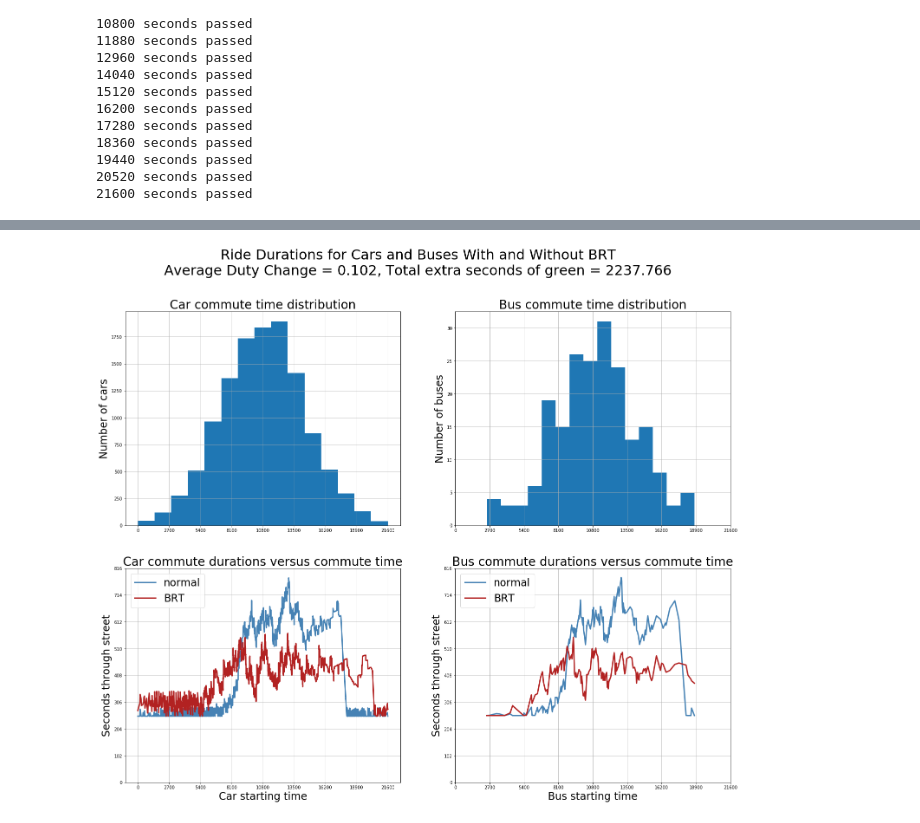
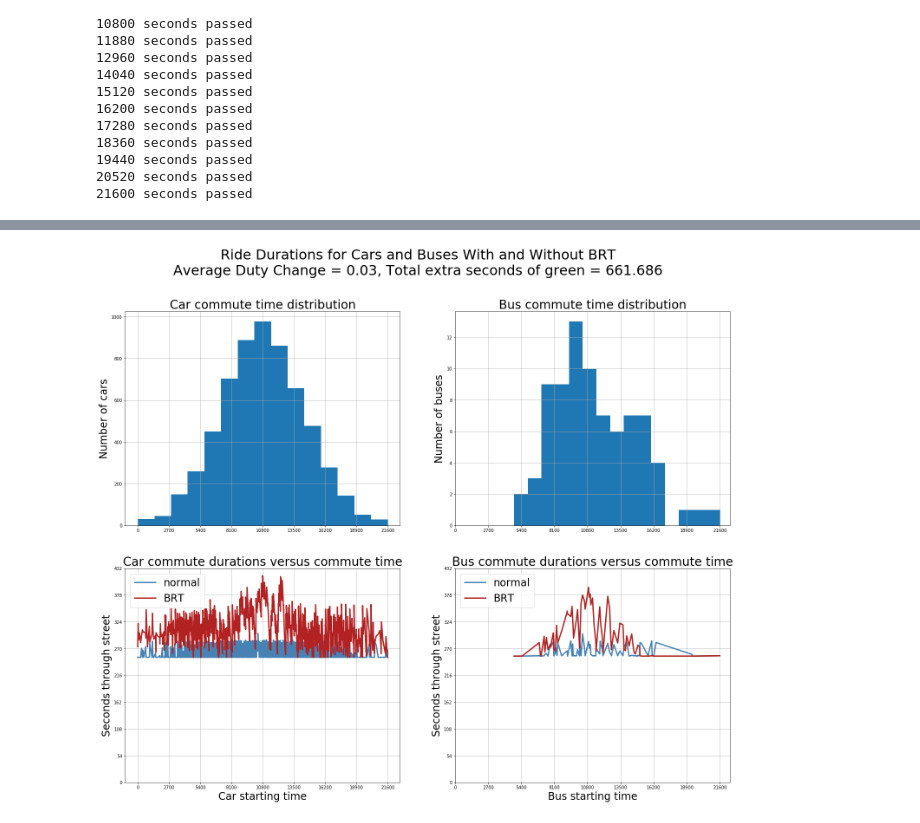
Before and after one commit to OKRobot/RoadSimulator, a Jupyter notebook: Traffic Simulator.ipynb, the cells around one changed output, grey strips where cells are left out. Saved outputs shown, nothing was run; the diff lists cells and outputs as text; code cells hidden in the pictures.

```diff
--- a/Traffic Simulator.ipynb
+++ b/Traffic Simulator.ipynb
@@ -89,6 +89,27 @@ CAR_ACCELERATION = 4 # https://hypertextbook.com/facts/2001/MeredithBarricella.s
 
 
 ############# Params_4 ############
+# LIGHT_LOCATIONS = [500, 2000, 3000, 5000, 7500]
+# LIGHT_DUTIES = [0.6, 0.5, 0.5, 0.6, 0.7]
+# LIGHT_CYCLES = [60, 90, 60, 90, 120]
+# LIGHT_PHASES = [0, 30, 60, 90, 120]
+
+# TIMESTEP = 0.03
+# NUM_LANES = 1
+# SPEED_LIMIT = 30 # Defines the max speed for all vehicles
+# SPACING = 2 # meters between cars
+# SIGNAL_SPACING = 600 # maximum distance to trigger signal
+# STARTING_SPEED = SPEED_LIMIT/5
+# SIMULATION_DURATION = 21600 # six hours
+# TOTAL_CARS = 12000
+# TOTAL_BUSES = 200
+# SECONDS_TO_PRINT = SIMULATION_DURATION/20
+
+# BRT = False # default
+################################################################
+
+
+############# Params_5 ############
 LIGHT_LOCATIONS = [500, 2000, 3000, 5000, 7500]
 LIGHT_DUTIES = [0.6, 0.5, 0.5, 0.6, 0.7]
 LIGHT_CYCLES = [60, 90, 60, 90, 120]
@@ -101,8 +122,8 @@ SPACING = 2 # meters between cars
 SIGNAL_SPACING = 600 # maximum distance to trigger signal
 STARTING_SPEED = SPEED_LIMIT/5
 SIMULATION_DURATION = 21600 # six hours
-TOTAL_CARS = 12000
-TOTAL_BUSES = 200
+TOTAL_CARS = 6000
+TOTAL_BUSES = 80
 SECONDS_TO_PRINT = SIMULATION_DURATION/20
 
 BRT = False # default
@@ -825,6 +846,6 @@ plt.boxplot([BUS_STOP_DURATIONS, BRT_BUS_STOP_DURATIONS])
 # %%
 x_lims = np.linspace(0,SIMULATION_DURATION, 9)
-y_max = round(max(CAR_DURATIONS))*1.05
+y_max = round(max(CAR_DURATIONS + BRT_CAR_DURATIONS))*1.05
 y_lims = np.linspace(0,y_max - (y_max % 8),9)
 
 plt.subplots(figsize = [25,20])
@@ -870,31 +891,31 @@ plt.title("Bus commute durations versus commute time", fontsize = 28)
 # plt.subplot(4,2,5)
 # plt.plot(car_start_times, CAR_STOP_DURATIONS, label='normal', color='steelblue')
 # plt.plot(car_start_times, BRT_CAR_STOP_DURATIONS, label='BRT', color='firebrick')
 # plt.xlabel("Car starting time (seconds)",fontsize=24)
 # plt.ylabel("Seconds stopped",fontsize=24)
 # plt.legend(loc='upper left')
 # plt.title("Car time stopped versus commute time", fontsize = 28)
 
 # plt.subplot(4,2,6)
 # plt.plot(bus_start_times, BUS_STOP_DURATIONS, label='normal', color='steelblue')
 # plt.plot(bus_start_times, BRT_BUS_STOP_DURATIONS, label='BRT', color='firebrick')
 # plt.xlabel("Bus starting time (seconds)",fontsize=24)
 # plt.ylabel("Seconds stopped",fontsize=24)
 # plt.legend(loc='upper left')
 # plt.title("Bus time stopped versus commute time", fontsize = 28)
 
 
 # plt.subplot(4,2,7)
 # plt.plot(car_start_times, CAR_QUEUE_DURATIONS)
 # plt.xlabel("Starting time",fontsize=24)
 # plt.ylabel("Seconds queued",fontsize=24)
 
 # plt.subplot(4,2,8)
 # plt.plot(bus_start_times, BUS_QUEUE_DURATIONS)
 # plt.xlabel("Starting time",fontsize=24)
 # plt.ylabel("Seconds queued",fontsize=24)
 
 
 plt.show()
 # %% [output]
-[figure, old version]
+[figure, new version]
```
Also changed, not shown: parts of 9 cells of this notebook, 2 other files.
